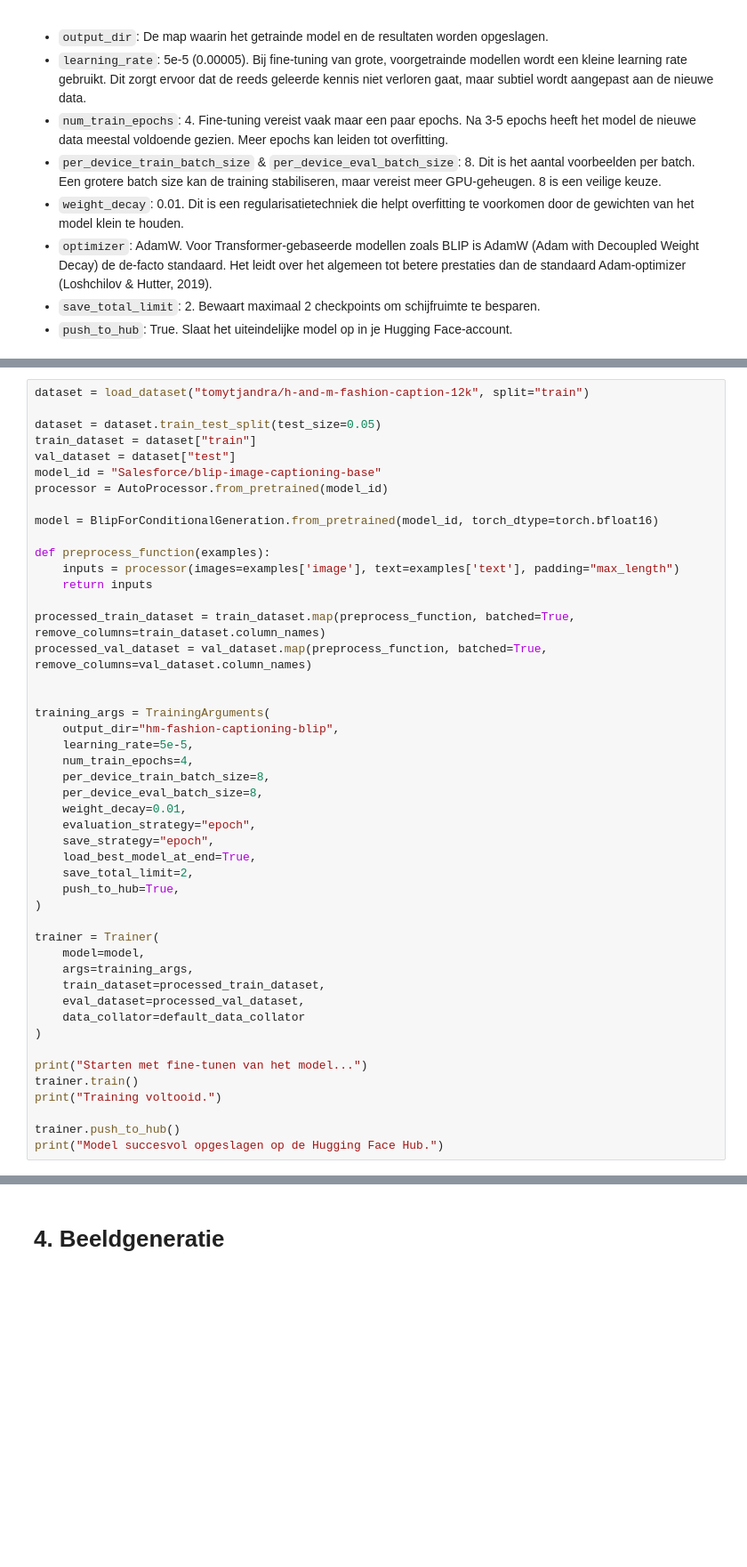
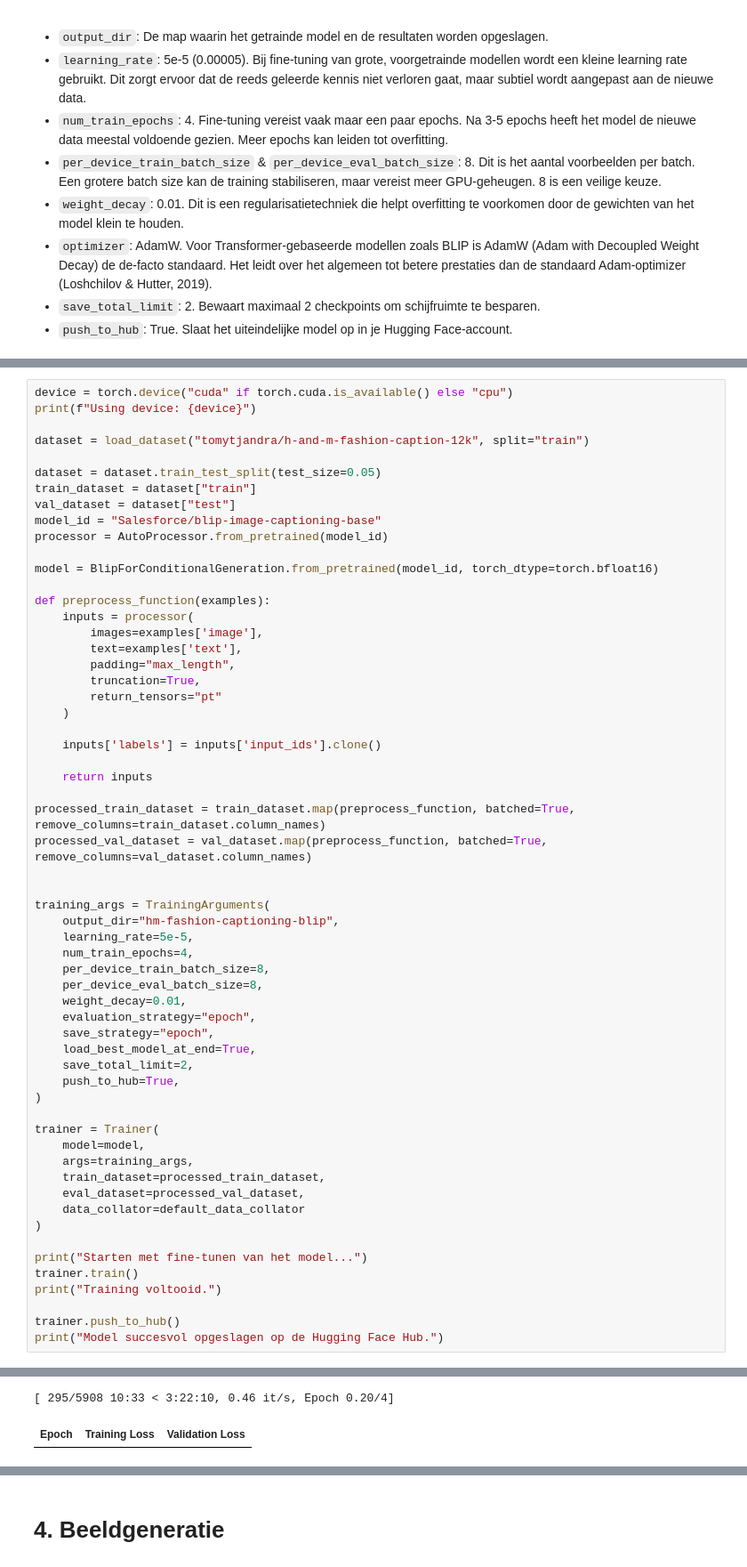
Before and after one commit to casperpriem05/DeepLearning, a Jupyter notebook: Opdracht 3/main.ipynb, the cells around one changed output, grey strips where cells are left out. Shown at 89% size. Drawn from its saved outputs; the diff is of its cells as text; blank space fills up the shorter version.

```diff
--- a/Opdracht 3/main.ipynb
+++ b/Opdracht 3/main.ipynb
@@ -383,4 +387,7 @@ bijschriften te genereren die lijken op de voorbeelden in de dataset.
 # %%
+device = torch.device("cuda" if torch.cuda.is_available() else "cpu")
+print(f"Using device: {device}")
+
 dataset = load_dataset("tomytjandra/h-and-m-fashion-caption-12k", split="train")
 
 dataset = dataset.train_test_split(test_size=0.05)
@@ -392,7 +399,16 @@ processor = AutoProcessor.from_pretrained(model_id)
 model = BlipForConditionalGeneration.from_pretrained(model_id, torch_dtype=torch.bfloat16)
 
 def preprocess_function(examples):
-    inputs = processor(images=examples['image'], text=examples['text'], padding="max_length")
+    inputs = processor(
+        images=examples['image'],
+        text=examples['text'],
+        padding="max_length",
+        truncation=True,
+        return_tensors="pt"
+    )
+
+    inputs['labels'] = inputs['input_ids'].clone()
+
     return inputs
 
 processed_train_dataset = train_dataset.map(preprocess_function, batched=True, remove_columns=train_dataset.column_names)
@@ -431,0 +450,2 @@ OSError: [Errno 28] No space left on device
+[ 295/5908 10:33 < 3:22:10, 0.46 it/s, Epoch 0.20/4]
+| Epoch | Training Loss | Validation Loss |
```
Also changed, not shown: parts of 6 cells of this notebook, 3 other files.
